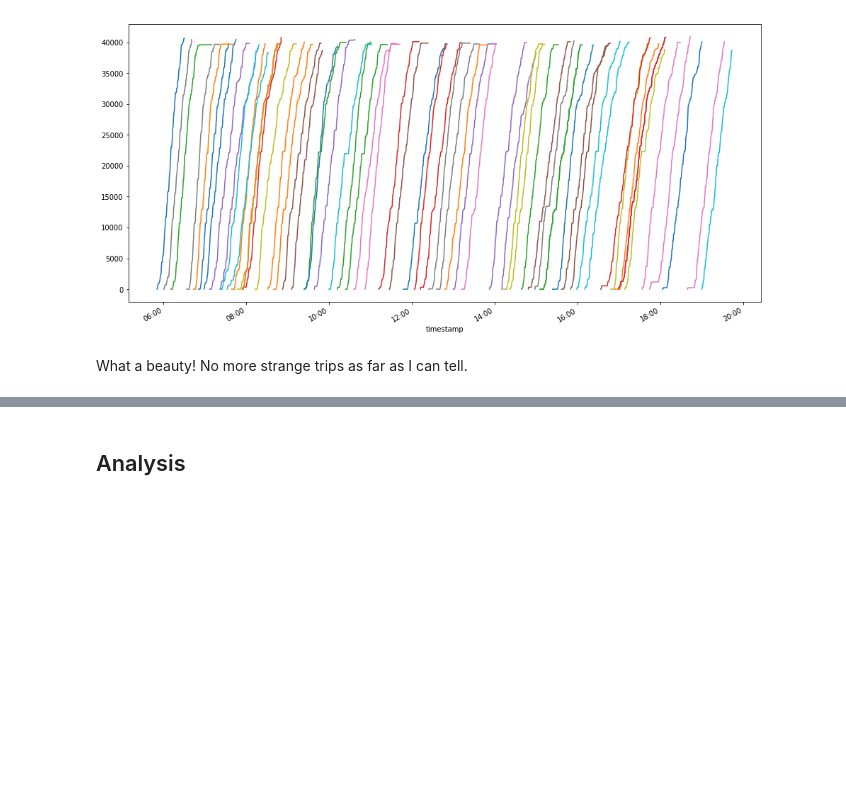
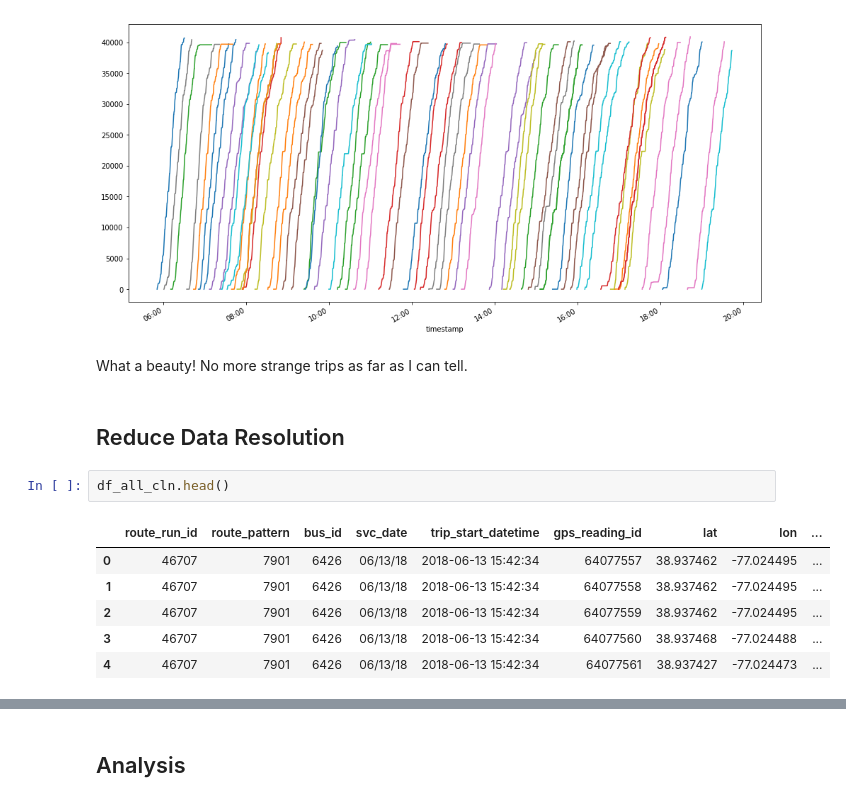
Before and after one commit to ehabebeid/ehabebeid.github.io, a Jupyter notebook: bus_avl/index.ipynb, the cells around one changed output, grey strips where cells are left out. Cells and saved outputs as stored; diff of their text form; blank space fills up the shorter version.

```diff
--- a/bus_avl/index.ipynb
+++ b/bus_avl/index.ipynb
@@ -237,3 +237,14 @@ ax.get_legend().remove()
 [figure]
 # %% [markdown]
 What a beauty! No more strange trips as far as I can tell.
+# %% [markdown]
+## Reduce Data Resolution
+# %%
+df_all_cln.head()
+# %% [output]
+|  | route_run_id | route_pattern | bus_id | svc_date | trip_start_datetime | gps_reading_id | lat | lon | ... |
+| 0 | 46707 | 7901 | 6426 | 06/13/18 | 2018-06-13 15:42:34 | 64077557 | 38.937462 | -77.024495 | ... |
+| 1 | 46707 | 7901 | 6426 | 06/13/18 | 2018-06-13 15:42:34 | 64077558 | 38.937462 | -77.024495 | ... |
+| 2 | 46707 | 7901 | 6426 | 06/13/18 | 2018-06-13 15:42:34 | 64077559 | 38.937462 | -77.024495 | ... |
+| 3 | 46707 | 7901 | 6426 | 06/13/18 | 2018-06-13 15:42:34 | 64077560 | 38.937468 | -77.024488 | ... |
+| 4 | 46707 | 7901 | 6426 | 06/13/18 | 2018-06-13 15:42:34 | 64077561 | 38.937427 | -77.024473 | ... |
```
Also changed, not shown: parts of 30 cells of this notebook, 1 other file.
